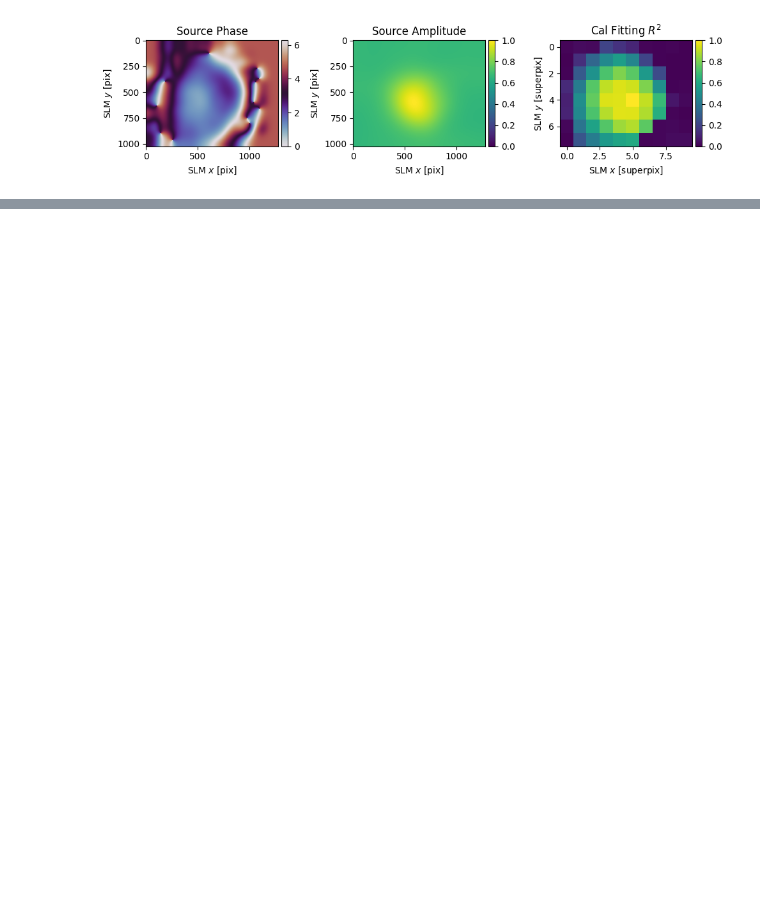
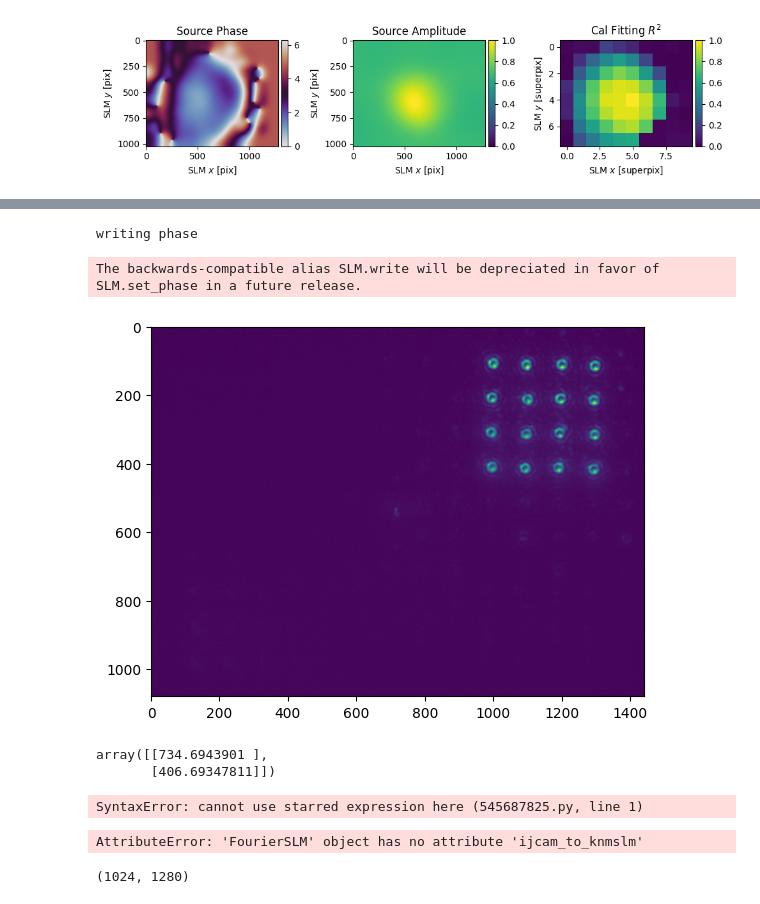
Before and after one commit to MattBae/Holography, a Jupyter notebook: notebooks/Scratchpad.ipynb, the cells around one changed output, grey strips where cells are left out. Cells and saved outputs as stored; diff of their text form; code cells hidden in the pictures; blank space fills up the shorter version.

```diff
--- a/notebooks/Scratchpad.ipynb
+++ b/notebooks/Scratchpad.ipynb
@@ -340,0 +101,19 @@ img.shape
+# %%
+img = plot_cam(fs,phase = bottle_beam_phase(fs)+holo.phase)
+# %% [output]
+writing phase
+The backwards-compatible alias SLM.write will be depreciated in favor of SLM.set_phase in a future release.
+[figure, added]
+# %%
+convert_vector((0,0),hardware=fs,from_units="ij",to_units="knm")
+# %% [output]
+array([[734.6943901 ],
+       [406.69347811]])
+# %%
+(*convert_vector((600,600),hardware=fs,from_units="knm",to_units="ij"))
+# %% [output]
+SyntaxError: cannot use starred expression here (545687825.py, line 1)
+# %%
+fs.ijcam_to_knmslm((0,0))
+# %% [output]
+AttributeError: 'FourierSLM' object has no attribute 'ijcam_to_knmslm'
@@ -340,0 +125,4 @@ img.shape
+# %%
+fs.slm.shape
+# %% [output]
+(1024, 1280)
```
Also changed, not shown: parts of 45 cells of this notebook, 2 other files.
